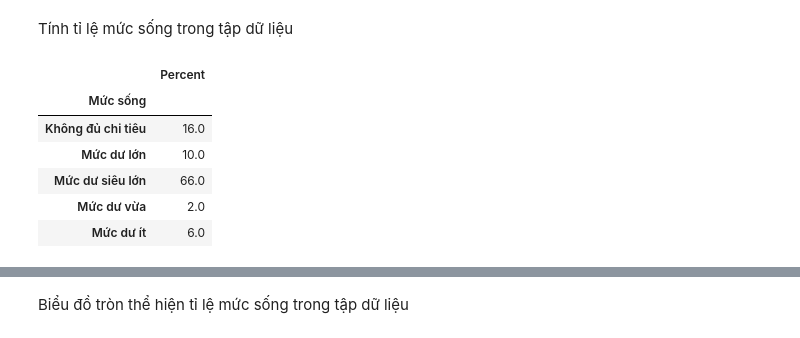
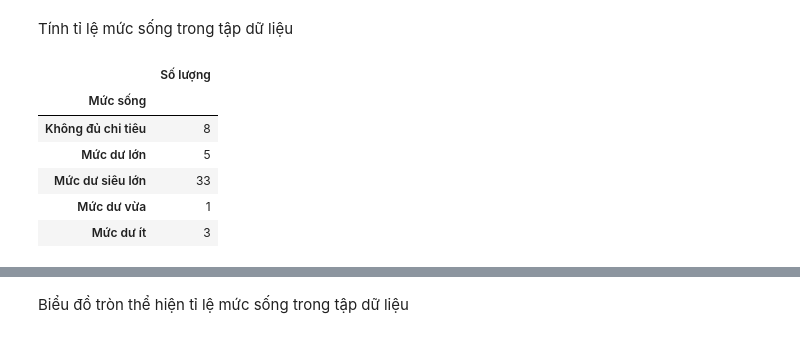
Before and after one commit to khoa2210/Do-an-, a Jupyter notebook: Thống_kê_mô_tả.ipynb, the cells around one changed output, grey strips where cells are left out. Cells and saved outputs as stored; diff of their text form; code cells hidden in the pictures.

```diff
--- a/Thống_kê_mô_tả.ipynb
+++ b/Thống_kê_mô_tả.ipynb
@@ -378,14 +378,13 @@ Tính tỉ lệ mức sống trong tập dữ liệu
 # %%
 z = df.groupby('Mức sống')['Mức sống'].count()
 z = pd.DataFrame(z)
-z.columns = ['Percent']
-type_live = z/sum(z['Percent'])*100
-type_live
+z.columns = ['Số lượng']
+z
 # %% [output]
-|  | Percent |
+|  | Số lượng |
 | Mức sống |  |
-| Không đủ chi tiêu | 16.0 |
-| Mức dư lớn | 10.0 |
-| Mức dư siêu lớn | 66.0 |
-| Mức dư vừa | 2.0 |
-| Mức dư ít | 6.0 |
+| Không đủ chi tiêu | 8 |
+| Mức dư lớn | 5 |
+| Mức dư siêu lớn | 33 |
+| Mức dư vừa | 1 |
+| Mức dư ít | 3 |
```
Also changed, not shown: parts of 3 cells of this notebook.
